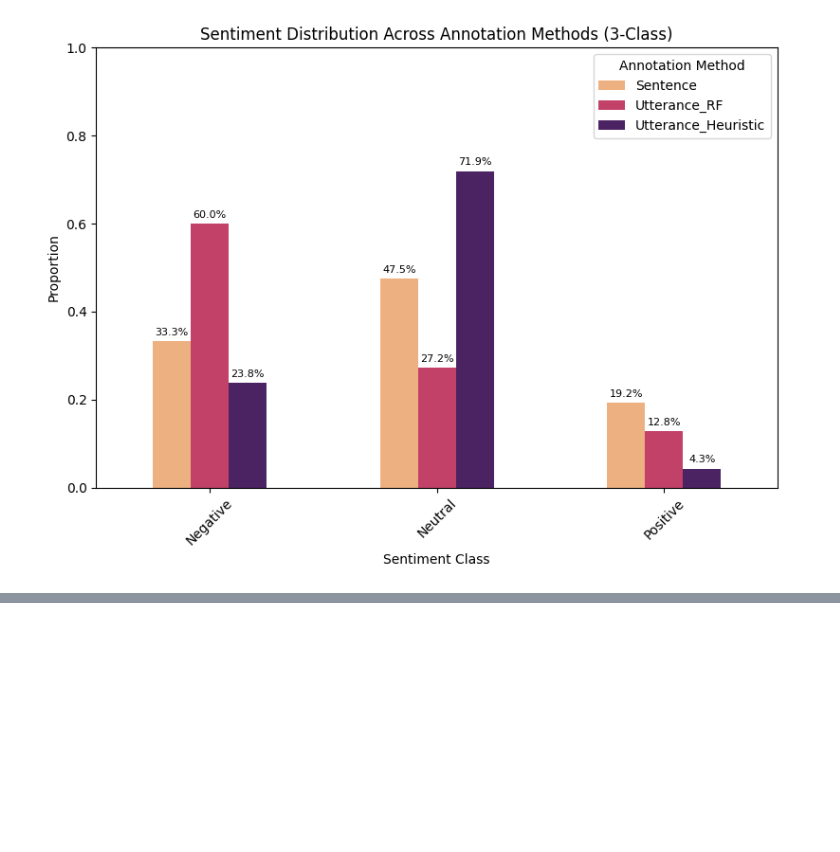
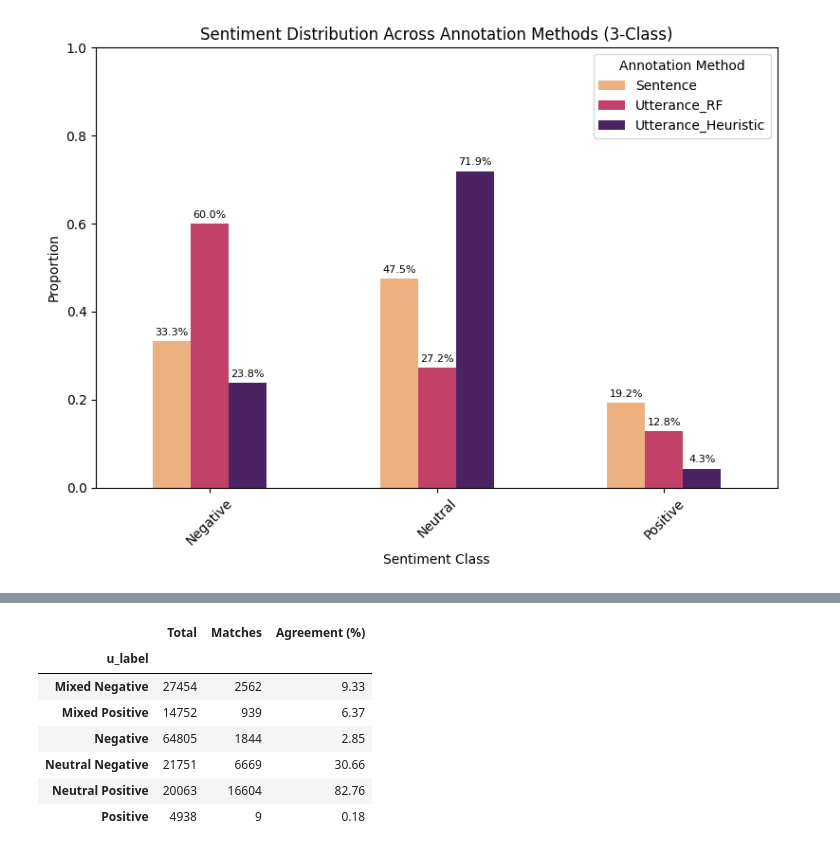
Before and after one commit to katjameden/ParlaMint_Sentiment, a Jupyter notebook: Aggregation/Notebooks/Sentiment_Analysis/Analysis.ipynb, the cells around one changed output, grey strips where cells are left out. Drawn from its saved outputs; the diff is of its cells as text; code cells hidden in the pictures; blank space fills up the shorter version.

```diff
--- a/Aggregation/Notebooks/Sentiment_Analysis/Analysis.ipynb
+++ b/Aggregation/Notebooks/Sentiment_Analysis/Analysis.ipynb
@@ -253,0 +257,24 @@ plt.show()
+# %%
+def agreement_class(df, u_class, h_class):
+    total = df[u_class].value_counts()
+    matches = df[df[u_class] == df[h_class]][u_class].value_counts()
+
+    agreement = (matches / total).fillna(0).sort_index()
+    result = pd.DataFrame({
+        'Total': total,
+        'Matches': matches.fillna(0).astype(int),
+        'Agreement (%)': (agreement * 100).round(2)
+    })
+    return result
+
+agreement_6class = agreement_class(utt, 'u_label', 'h_labels')
+agreement_6class
+# %% [output]
+|  | Total | Matches | Agreement (%) |
+| u_label |  |  |  |
+| Mixed Negative | 27454 | 2562 | 9.33 |
+| Mixed Positive | 14752 | 939 | 6.37 |
+| Negative | 64805 | 1844 | 2.85 |
+| Neutral Negative | 21751 | 6669 | 30.66 |
+| Neutral Positive | 20063 | 16604 | 82.76 |
+| Positive | 4938 | 9 | 0.18 |
```
Also changed, not shown: parts of 8 cells of this notebook, 3 other files.
